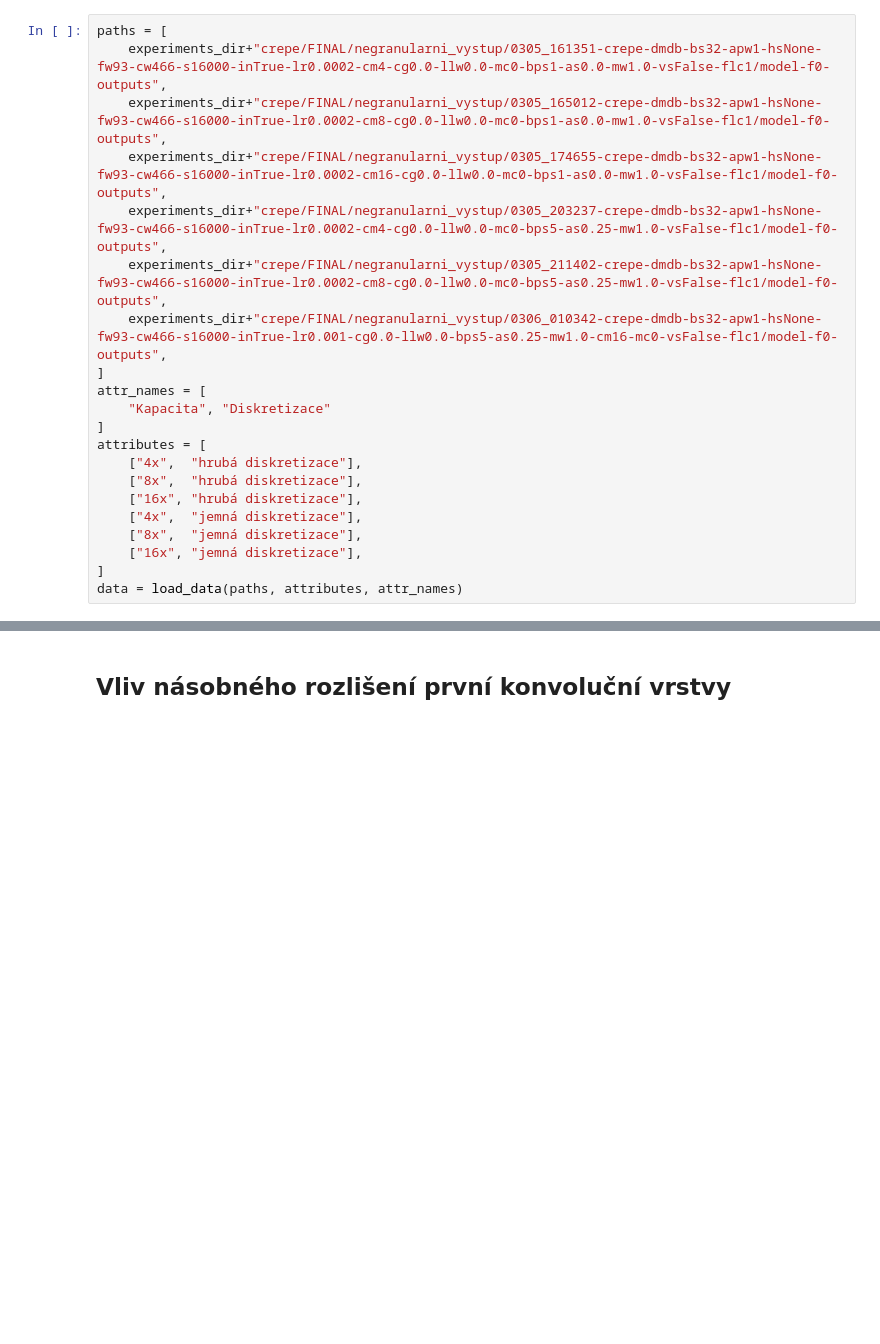
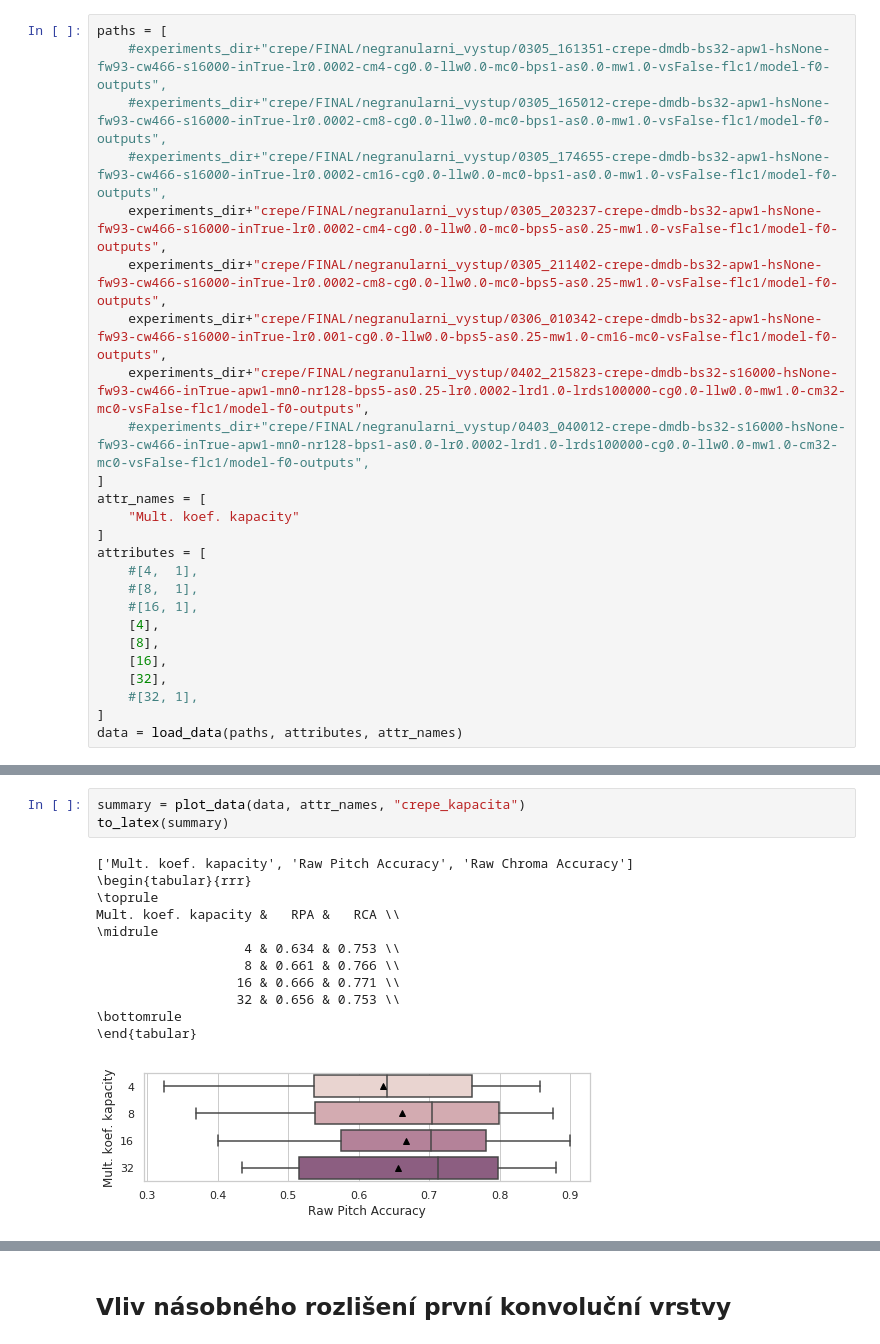
Before and after one commit to kukas/music-transcription, a Jupyter notebook: experiments_summary.ipynb, the cells around one changed output, grey strips where cells are left out. Drawn from its saved outputs; the diff is of its cells as text; blank space fills up the shorter version.

```diff
--- a/experiments_summary.ipynb
+++ b/experiments_summary.ipynb
@@ -22,21 +45,25 @@ import common_jupyter
 # %%
 paths = [
-    experiments_dir+"crepe/FINAL/negranularni_vystup/0305_161351-crepe-dmdb-bs32-apw1-hsNone-fw93-cw466-s16000-inTrue-lr0.0002-cm4-cg0.0-llw0.0-mc0-bps1-as0.0-mw1.0-vsFalse-flc1/model-f0-outputs",
-    experiments_dir+"crepe/FINAL/negranularni_vystup/0305_165012-crepe-dmdb-bs32-apw1-hsNone-fw93-cw466-s16000-inTrue-lr0.0002-cm8-cg0.0-llw0.0-mc0-bps1-as0.0-mw1.0-vsFalse-flc1/model-f0-outputs",
-    experiments_dir+"crepe/FINAL/negranularni_vystup/0305_174655-crepe-dmdb-bs32-apw1-hsNone-fw93-cw466-s16000-inTrue-lr0.0002-cm16-cg0.0-llw0.0-mc0-bps1-as0.0-mw1.0-vsFalse-flc1/model-f0-outputs",
+    #experiments_dir+"crepe/FINAL/negranularni_vystup/0305_161351-crepe-dmdb-bs32-apw1-hsNone-fw93-cw466-s16000-inTrue-lr0.0002-cm4-cg0.0-llw0.0-mc0-bps1-as0.0-mw1.0-vsFalse-flc1/model-f0-outputs",
+    #experiments_dir+"crepe/FINAL/negranularni_vystup/0305_165012-crepe-dmdb-bs32-apw1-hsNone-fw93-cw466-s16000-inTrue-lr0.0002-cm8-cg0.0-llw0.0-mc0-bps1-as0.0-mw1.0-vsFalse-flc1/model-f0-outputs",
+    #experiments_dir+"crepe/FINAL/negranularni_vystup/0305_174655-crepe-dmdb-bs32-apw1-hsNone-fw93-cw466-s16000-inTrue-lr0.0002-cm16-cg0.0-llw0.0-mc0-bps1-as0.0-mw1.0-vsFalse-flc1/model-f0-outputs",
     experiments_dir+"crepe/FINAL/negranularni_vystup/0305_203237-crepe-dmdb-bs32-apw1-hsNone-fw93-cw466-s16000-inTrue-lr0.0002-cm4-cg0.0-llw0.0-mc0-bps5-as0.25-mw1.0-vsFalse-flc1/model-f0-outputs",
     experiments_dir+"crepe/FINAL/negranularni_vystup/0305_211402-crepe-dmdb-bs32-apw1-hsNone-fw93-cw466-s16000-inTrue-lr0.0002-cm8-cg0.0-llw0.0-mc0-bps5-as0.25-mw1.0-vsFalse-flc1/model-f0-outputs",
     experiments_dir+"crepe/FINAL/negranularni_vystup/0306_010342-crepe-dmdb-bs32-apw1-hsNone-fw93-cw466-s16000-inTrue-lr0.001-cg0.0-llw0.0-bps5-as0.25-mw1.0-cm16-mc0-vsFalse-flc1/model-f0-outputs",
+    experiments_dir+"crepe/FINAL/negranularni_vystup/0402_215823-crepe-dmdb-bs32-s16000-hsNone-fw93-cw466-inTrue-apw1-mn0-nr128-bps5-as0.25-lr0.0002-lrd1.0-lrds100000-cg0.0-llw0.0-mw1.0-cm32-mc0-vsFalse-flc1/model-f0-outputs",
+    #experiments_dir+"crepe/FINAL/negranularni_vystup/0403_040012-crepe-dmdb-bs32-s16000-hsNone-fw93-cw466-inTrue-apw1-mn0-nr128-bps1-as0.0-lr0.0002-lrd1.0-lrds100000-cg0.0-llw0.0-mw1.0-cm32-mc0-vsFalse-flc1/model-f0-outputs",
 ]
 attr_names = [
-    "Kapacita", "Diskretizace"
+    "Mult. koef. kapacity"
 ]
 attributes = [
-    ["4x",  "hrubá diskretizace"],
-    ["8x",  "hrubá diskretizace"],
-    ["16x", "hrubá diskretizace"],
-    ["4x",  "jemná diskretizace"],
-    ["8x",  "jemná diskretizace"],
-    ["16x", "jemná diskretizace"],
+    #[4,  1],
+    #[8,  1],
+    #[16, 1],
+    [4],
+    [8],
+    [16],
+    [32],
+    #[32, 1],
 ]
 data = load_data(paths, attributes, attr_names)
@@ -54,0 +70,16 @@ plot_data(data, attr_names)
+# %%
+summary = plot_data(data, attr_names, "crepe_kapacita")
+to_latex(summary)
+# %% [output]
+['Mult. koef. kapacity', 'Raw Pitch Accuracy', 'Raw Chroma Accuracy']
+\begin{tabular}{rrr}
+\toprule
+Mult. koef. kapacity &   RPA &   RCA \\
+\midrule
+                   4 & 0.634 & 0.753 \\
+                   8 & 0.661 & 0.766 \\
+                  16 & 0.666 & 0.771 \\
+                  32 & 0.656 & 0.753 \\
+\bottomrule
+\end{tabular}
+[figure, added]
```
Also changed, not shown: parts of 38 cells of this notebook, 2 other files.
